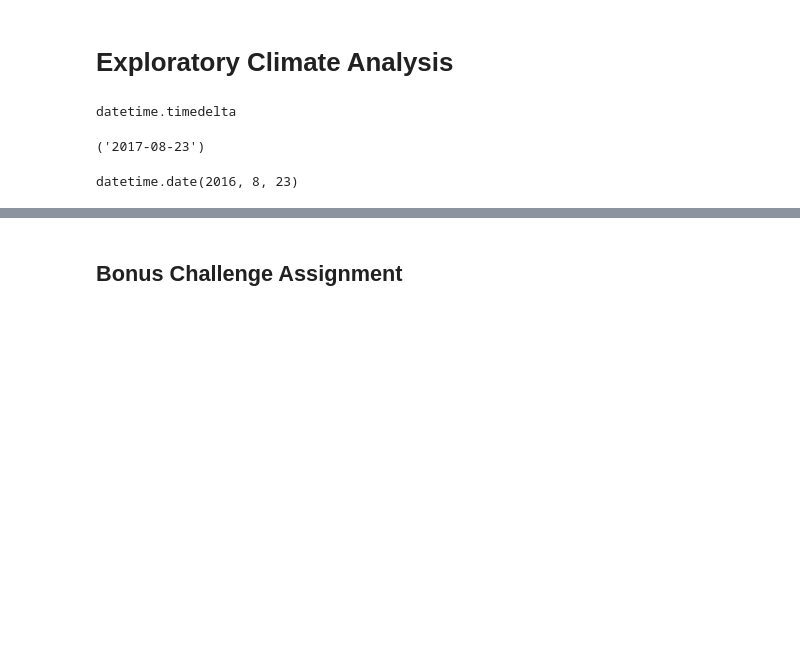
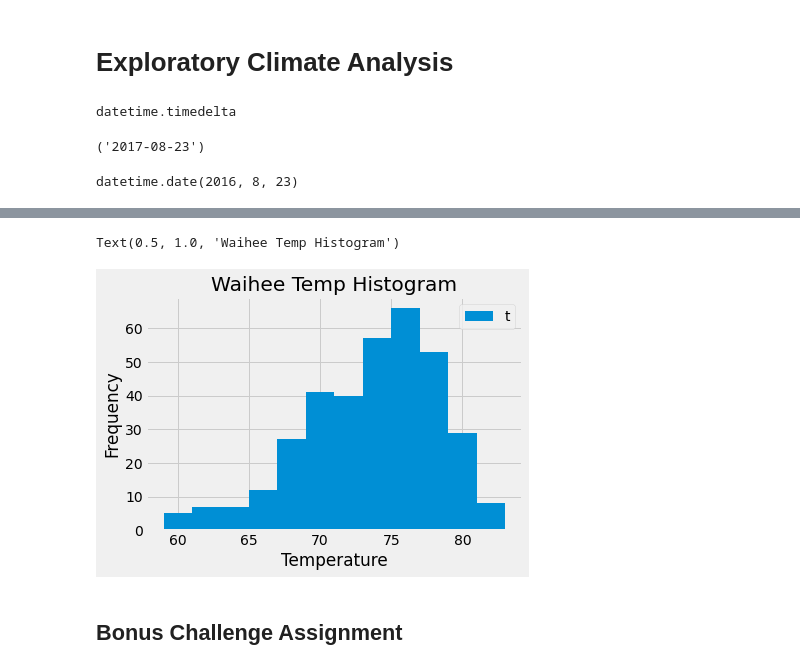
Before and after one commit to CatherineLuquire/Hawaii-Weather, a Jupyter notebook: climate_starter.ipynb, the cells around one changed output, grey strips where cells are left out. Drawn from its saved outputs; the diff is of its cells as text; code cells hidden in the pictures; blank space fills up the shorter version.

```diff
--- a/climate_starter.ipynb
+++ b/climate_starter.ipynb
@@ -177,3 +213,12 @@ print(len(df))
 # %%
 # Choose the station with the highest number of temperature observations.
 # Query the last 12 months of temperature observation data for this station and plot the results as a histogram
+waihee_year = session.query(Measurement.date, Measurement.tobs).\
+    filter(Measurement.station == "USC00519281").\
+    filter(Measurement.date >= '2016-08-23').\
+    filter(Measurement.date <= '2017-08-23').\
+    order_by(Measurement.date).all()
+
+waihee_df = pd.DataFrame(waihee_year)
+waihee_df.set_index('date', inplace=True)
+waihee_df
@@ -180,2 +240,12 @@ print(len(df))
+# %%
+# create histogram of Waihee temp data
+waihee_df.hist(column='tobs', grid=True, bins=12)
+plt.legend('tobs')
+plt.xlabel("Temperature")
+plt.ylabel("Frequency")
+plt.title("Waihee Temp Histogram")
+# %% [output]
+Text(0.5, 1.0, 'Waihee Temp Histogram')
+[figure, added]
 # %% [markdown]
 ## Bonus Challenge Assignment
```
Also changed, not shown: parts of 29 cells of this notebook, 1 other file.
